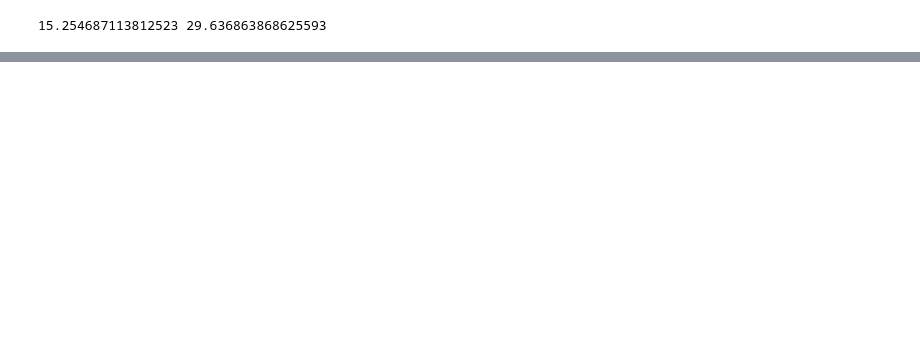
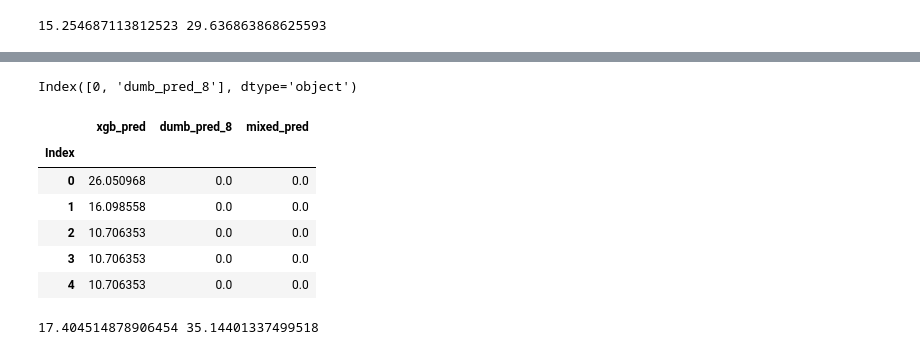
Before and after one commit to bowserd1/Iowa-Food-Coop, a Jupyter notebook: Modeling.ipynb, the cells around one changed output, grey strips where cells are left out. Cells and saved outputs as stored; diff of their text form; code cells hidden in the pictures; blank space fills up the shorter version.

```diff
--- a/Modeling.ipynb
+++ b/Modeling.ipynb
@@ -128,0 +143,5 @@ results_df = pd.DataFrame(results_2)
+# %%
+train_val_preds_df  = pd.DataFrame(train_val_preds).reset_index(drop=True)
+rolling_8_train_val_df = pd.DataFrame(rolling_8_train_val).reset_index(drop=True)
+train_val_preds_df.index.name='Index'
+rolling_8_train_val_df.index.name='Index'
@@ -128,0 +165,2 @@ results_df = pd.DataFrame(results_2)
+# %%
+train_val_preds_df = train_val_preds_df.join(rolling_8_train_val_df, how='left', on = 'Index')
@@ -128,0 +177,18 @@ results_df = pd.DataFrame(results_2)
+# %%
+train_val_preds_df.columns
+# %% [output]
+Index([0, 'dumb_pred_8'], dtype='object')
+# %%
+train_val_preds_df.rename(columns={0:"xgb_pred"}, inplace=True)
+# %%
+train_val_preds_df['mixed_pred'] = train_val_preds_df['xgb_pred'].where(train_val_preds_df['dumb_pred_8'] != 0, 0)
+# %%
+train_val_preds_df.head()
+# %% [output]
+|  | xgb_pred | dumb_pred_8 | mixed_pred |
+| Index |  |  |  |
+| 0 | 26.050968 | 0.0 | 0.0 |
+| 1 | 16.098558 | 0.0 | 0.0 |
+| 2 | 10.706353 | 0.0 | 0.0 |
+| 3 | 10.706353 | 0.0 | 0.0 |
+| 4 | 10.706353 | 0.0 | 0.0 |
@@ -128,0 +197,7 @@ results_df = pd.DataFrame(results_2)
+# %%
+val_train_mixed_mae = mean_absolute_error(y_train_val,mixed_train_val_preds)
+val_train_mixed_rmse = np.sqrt(mean_squared_error(y_train_val,mixed_train_val_preds))
+
+print(val_train_mixed_mae,val_train_mixed_rmse)
+# %% [output]
+17.404514878906454 35.14401337499518
```
Also changed, not shown: parts of 42 cells of this notebook, 2 other files.
